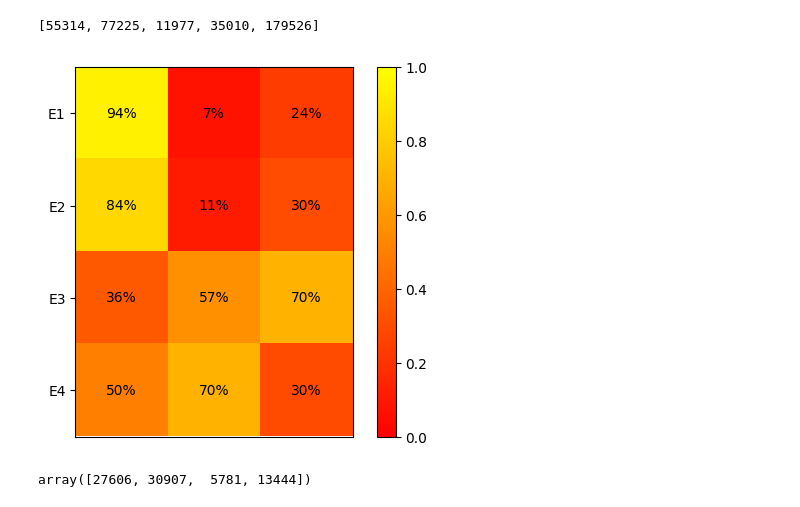
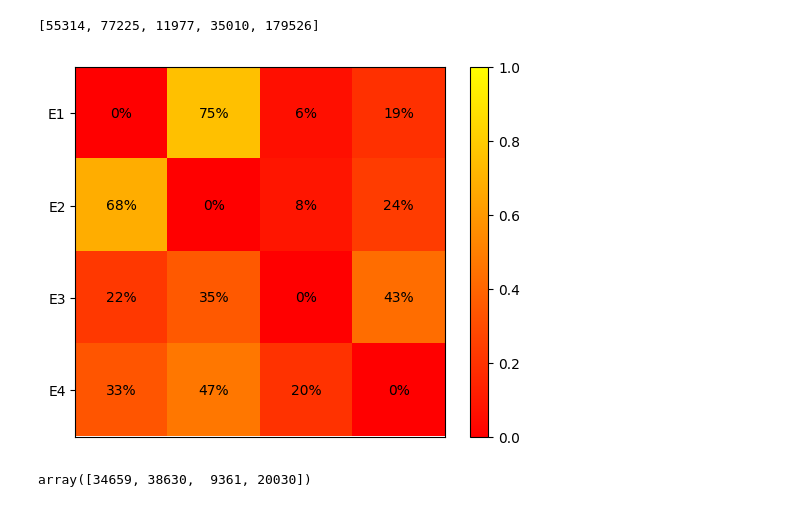
Before and after one commit to SalamSki/EDAN70, a Jupyter notebook: main.ipynb, the cells around one changed output. Saved outputs shown, nothing was run; the diff lists cells and outputs as text; code cells hidden in the pictures.

```diff
--- a/main.ipynb
+++ b/main.ipynb
@@ -689,35 +689,34 @@ linked_db = load_linked_entities()
 # %%
 def create_matchings_heatmap():
   edition_names = list(map(lambda edition: f"{edition}_match",linked_db.keys()))
   matchings_heat_map = []
   nbr_matched_entries = []
+  nbr_edition_matches = []
   for edition in linked_db:
     entry_matchings = [[e_n in e for e_n in edition_names] for e in linked_db[edition] if sum([e_n in e for e_n in edition_names]) > 0]
     nbr_matched_entries.append(len(entry_matchings))
     matchings_heat_map.append(np.sum(entry_matchings, axis=0))
-  return np.stack(matchings_heat_map), np.array(nbr_matched_entries)
-
-def remove_numpy_diagonal(arr:np.ndarray):
-  return arr[~np.eye(arr.shape[0], dtype=bool)].reshape(arr.shape[0], -1)
+    nbr_edition_matches.append(np.sum(entry_matchings))
+  return np.stack(matchings_heat_map), np.array(nbr_matched_entries), np.array(nbr_edition_matches)
 
 def plot_heatmap(arr:np.ndarray, cmap: pltColors.Colormap = plt.cm.autumn, labels=['E4', 'E3', 'E2', 'E1']):
   # Plot heatmap
   plt.imshow(arr, cmap=cmap, vmin=0, vmax=1, extent=[0, arr.shape[1], 0, arr.shape[0]])
 
   indices = list(zip(*[index_list.tolist() for index_list in np.nonzero(arr==arr)]))
   for i,j in indices:
     plt.annotate(f"{arr[i,j]*100:.0f}%", xy=(j+0.5, arr.shape[0]-1-i+0.5), ha='center', va='center')
   plt.colorbar()
   y_ticks = plt.yticks()
   plt.yticks(ticks=y_ticks[0][(y_ticks[0]-0.5)%1==0], labels=labels)
   plt.xticks(ticks=[])
   plt.show()
 
-matchings_heat_map, nbr_matched_entries = create_matchings_heatmap()
-normlized_heatmap = remove_numpy_diagonal(matchings_heat_map/nbr_matched_entries[:,np.newaxis])
+matchings_heat_map, nbr_matched_entries, nbr_edition_matches = create_matchings_heatmap()
+normlized_heatmap = matchings_heat_map/nbr_edition_matches[:,np.newaxis]
 
 plot_heatmap(normlized_heatmap)
-nbr_matched_entries
+nbr_edition_matches
 # %% [output]
-[figure, old version]
+[figure, new version]
-array([27606, 30907,  5781, 13444])
+array([34659, 38630,  9361, 20030])
```
